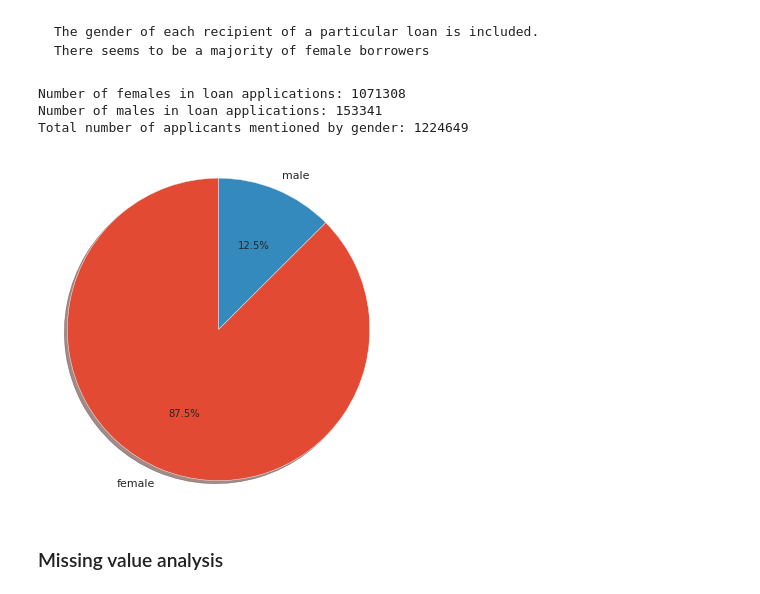
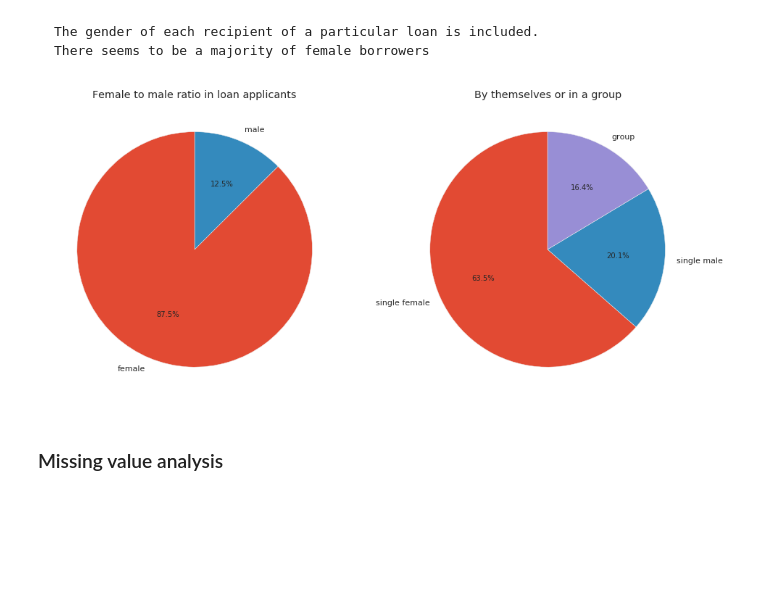
Before and after one commit to jarpol/Kiva, a Jupyter notebook: EDA.ipynb, the cells around one changed output. Cells and saved outputs as stored; diff of their text form; code cells hidden in the pictures; blank space fills up the shorter version.

```diff
--- a/EDA.ipynb
+++ b/EDA.ipynb
@@ -103,19 +99,0 @@ n_males = df_loans["borrower_genders"].str.count(r'^male').sum()
-# %%
-print("Number of females in loan applications: {}".format(int(n_females)))
-print("Number of males in loan applications: {}".format(int(n_males)))
-print("Total number of applicants mentioned by gender: {}".format(int(n_females + n_males)))
-# %% [output]
-Number of females in loan applications: 1071308
-Number of males in loan applications: 153341
-Total number of applicants mentioned by gender: 1224649
-# %%
-# Plot
-f = plt.figure(figsize=(6,6))
-
-plt.pie(x=[n_females, n_males], labels=["female", "male"],
-autopct='%1.1f%%', shadow=True, startangle=90)
-
-plt.axis('equal')
-plt.show()
-# %% [output]
-[figure, removed]
@@ -122,3 +110,21 @@ plt.show()
+# %%
+plt.subplot(1, 2, 1)
+plt.pie(x=[n_females, n_males], labels=["female", "male"],
+                  autopct='%1.1f%%', shadow=False, startangle=90)
+
+plt.title("Female to male ratio in loan applicants")
+
+
+plt.subplot(1, 2, 2)
+plt.pie(x=df_loans["gender_simplified"].value_counts().values,
+                  labels=df_loans["gender_simplified"].value_counts().index,
+                  autopct='%1.1f%%', shadow=False, startangle=90)
+
+plt.title("By themselves or in a group")
+
+plt.show()
+# %% [output]
+[figure, added]
 # %% [markdown]
 ### Missing value analysis
 # %%
```
Also changed, not shown: parts of 8 cells of this notebook.
